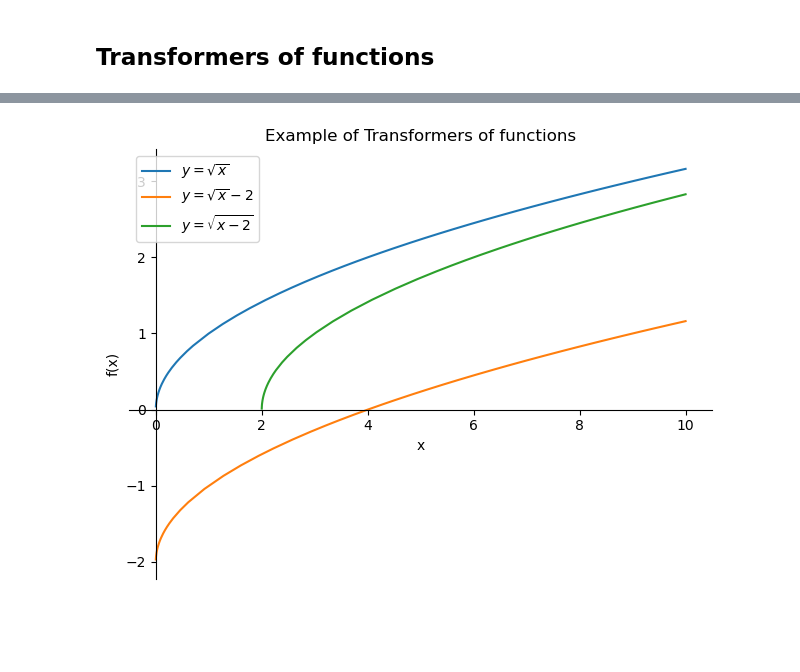
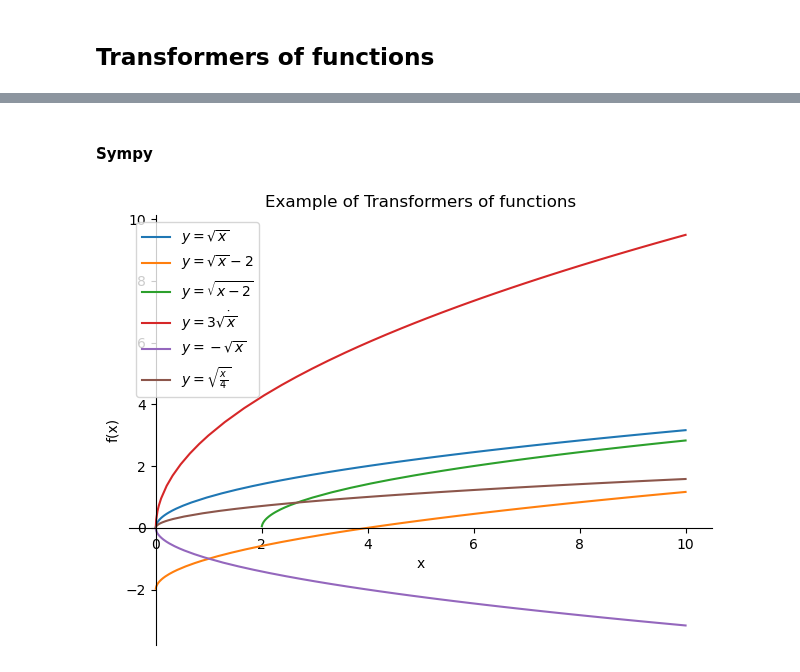
Before and after one commit to Fra0128/Symbolic-Mathematics-with-SymPy, a Jupyter notebook: 0_precalculus.ipynb, the cells around one changed output, grey strips where cells are left out. Drawn from its saved outputs; the diff is of its cells as text; code cells hidden in the pictures; blank space fills up the shorter version.

```diff
--- a/0_precalculus.ipynb
+++ b/0_precalculus.ipynb
@@ -200,20 +212,27 @@ plotting.PlotGrid(2, 4, f1, f2, f3, f4, f5, f6, f7, f8, size=(10, 5))
+# %% [markdown]
+#### Sympy
 # %%
 # define the symbols and functions
 x = symbols('x')
 y1 = sqrt(x)
 y2 = sqrt(x) - 2
-y3 = sqrt(x-2)
-
+y3 = sqrt(x - 2)
+y4 = 3 * sqrt(x)
+y5 = -sqrt(x)
+y6 = sqrt(x/4)
 # plot the functions on the same set of axes
-p = plotting.plot(y1, y2, y3, show = False, title = 'Example of Transformers of functions')
+p = plotting.plot(y1, y2, y3, y4, y5, y6, show = False, title = 'Example of Transformers of functions')
 
 # add the legend
 p[0].label = '$y = \sqrt{x}$'
 p[1].label = '$y = \sqrt{x}-2$'
 p[2].label = '$y = \sqrt{x-2}$'
+p[3].label = '$y = 3 \\dot \sqrt{x}$'
+p[4].label = '$y = - \sqrt{x}$'
+p[5].label = '$y = \sqrt{\\frac{x}{4}}$'
 p.legend = True
 
 # show the plot
 p.show()
 # %% [output]
-[figure, old version]
+[figure, new version]
```
Also changed, not shown: parts of 2 cells of this notebook.
